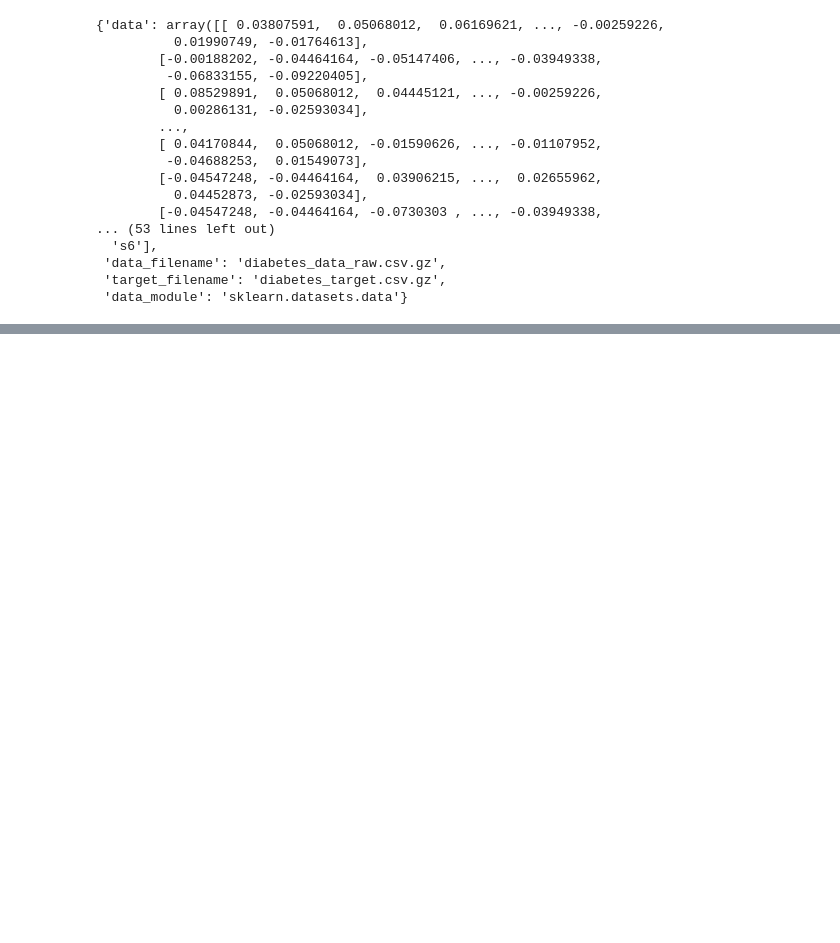
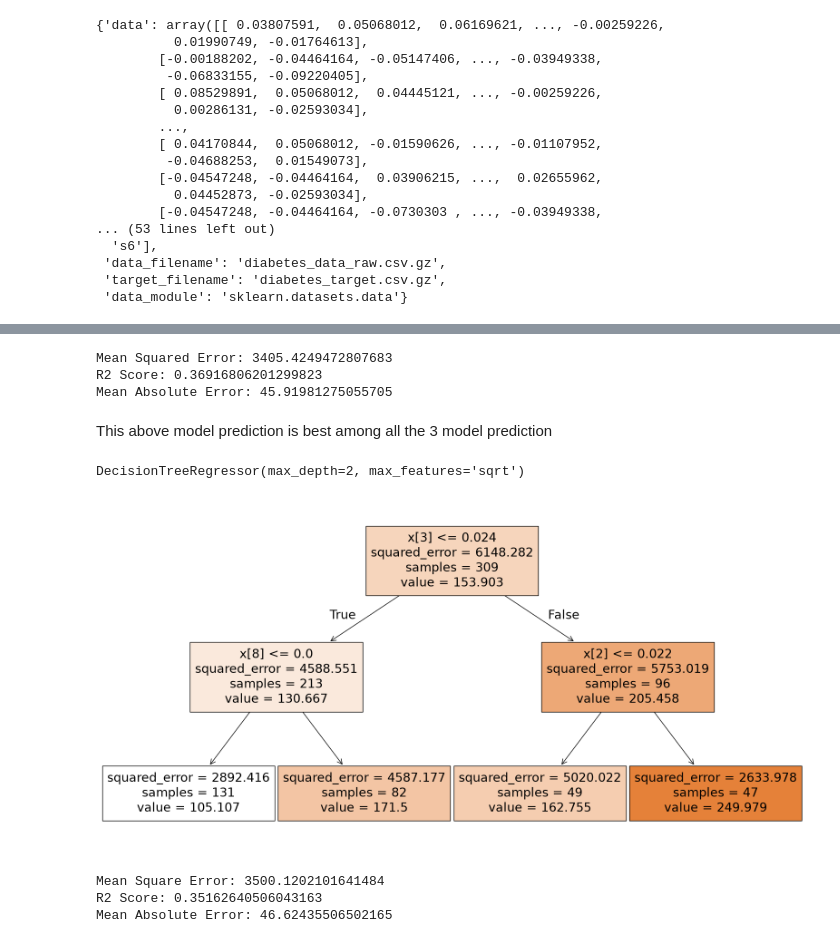
Before and after one commit to Niraj7272/DataScience, a Jupyter notebook: Practice/Machine_Learning/Decision_Tree/dt_regression.ipynb, the cells around one changed output, grey strips where cells are left out. Cells and saved outputs as stored; diff of their text form; code cells hidden in the pictures; blank space fills up the shorter version.

```diff
--- a/Practice/Machine_Learning/Decision_Tree/dt_regression.ipynb
+++ b/Practice/Machine_Learning/Decision_Tree/dt_regression.ipynb
@@ -26,0 +199,2 @@ dataset
+# %%
+grid = GridSearchCV(model, param_grid= param)
@@ -26,0 +204,2 @@ dataset
+# %%
+grid.fit(X_train,y_train)
@@ -26,0 +225,25 @@ dataset
+# %%
+print(f'Mean Squared Error: {mean_squared_error(y_test,y_pred)}')
+print(f'R2 Score: {r2_score(y_test,y_pred)}')
+print(f'Mean Absolute Error: {mean_absolute_error(y_test,y_pred)}')
+# %% [output]
+Mean Squared Error: 3405.4249472807683
+R2 Score: 0.36916806201299823
+Mean Absolute Error: 45.91981275055705
+# %% [markdown]
+This above model prediction is best among all the 3 model prediction
+# %%
+model = DecisionTreeRegressor(criterion='friedman_mse', max_depth=2, max_features='sqrt', splitter='best')
+# %%
+model.fit(X_train,y_train)
+# %% [output]
+DecisionTreeRegressor(max_depth=2, max_features='sqrt')
+# %%
+# Visualizing the Decision Tree
+import matplotlib.pyplot as plt
+from sklearn import tree
+plt.figure(figsize=(20,10))
+tree.plot_tree(model, filled= True)
+plt.show()
+# %% [output]
+[figure, added]
@@ -26,0 +252,8 @@ dataset
+# %%
+print(f'Mean Square Error: {mean_squared_error(y_test, y_pred)}')
+print(f'R2 Score: {r2_score(y_test,y_pred)}')
+print(f'Mean Absolute Error: {mean_absolute_error(y_test,y_pred)}')
+# %% [output]
+Mean Square Error: 3500.1202101641484
+R2 Score: 0.35162640506043163
+Mean Absolute Error: 46.62435506502165
```
Also changed, not shown: parts of 26 cells of this notebook.
